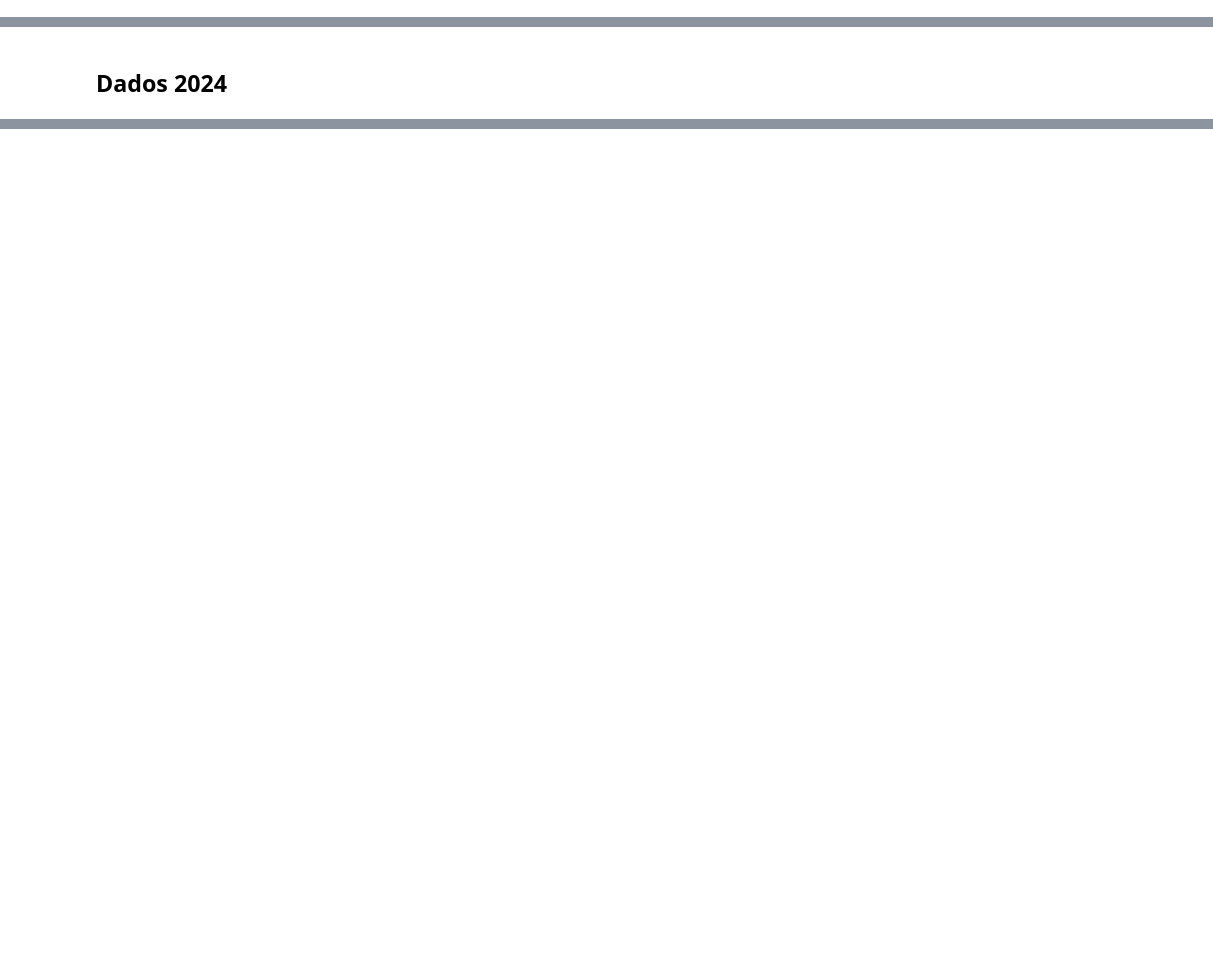
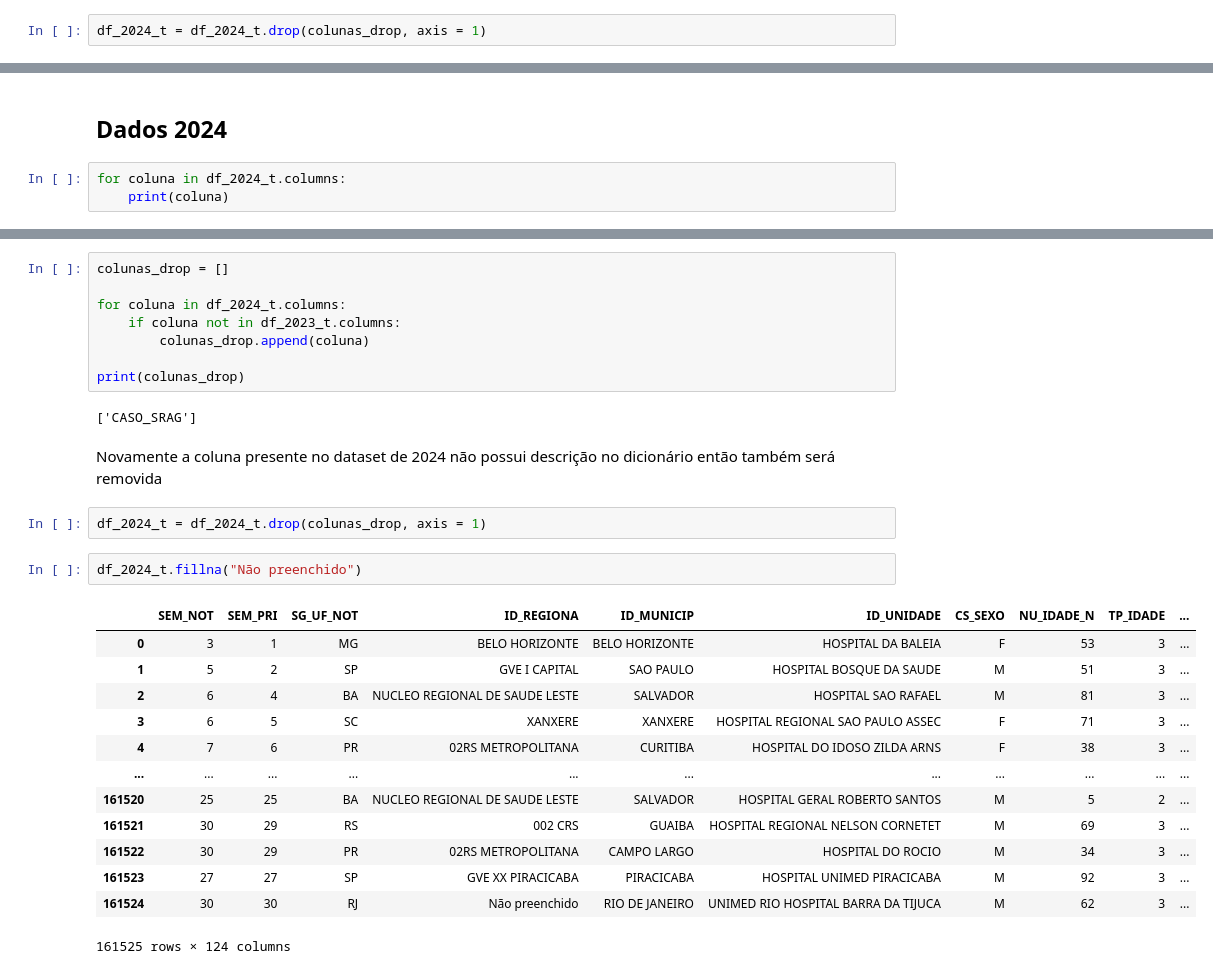
Before and after one commit to Lpins01/Projeto-Analise-de-Dados-SRAG-2021---2024-, a Jupyter notebook: notebook.ipynb, the cells around one changed output, grey strips where cells are left out. Cells and saved outputs as stored; diff of their text form; blank space fills up the shorter version.

```diff
--- a/notebook.ipynb
+++ b/notebook.ipynb
@@ -183,0 +221,2 @@ df_2022_t.fillna("Não preenchido")
+# %%
+df_2024_t = df_2024_t.drop(colunas_drop, axis = 1)
@@ -184,2 +239,5 @@ df_2022_t.fillna("Não preenchido")
 # %% [markdown]
 ## Dados 2024
+# %%
+for coluna in df_2024_t.columns:
+    print(coluna)
@@ -185,0 +262,30 @@ df_2022_t.fillna("Não preenchido")
+# %%
+colunas_drop = []
+
+for coluna in df_2024_t.columns:
+    if coluna not in df_2023_t.columns:
+        colunas_drop.append(coluna)
+
+print(colunas_drop)
+# %% [output]
+['CASO_SRAG']
+# %% [markdown]
+Novamente a coluna presente no dataset de 2024 não possui descrição no dicionário então também será removida
+# %%
+df_2024_t = df_2024_t.drop(colunas_drop, axis = 1)
+# %%
+df_2024_t.fillna("Não preenchido")
+# %% [output]
+|  | SEM_NOT | SEM_PRI | SG_UF_NOT | ID_REGIONA | ID_MUNICIP | ID_UNIDADE | CS_SEXO | NU_IDADE_N | TP_IDADE | ... |
+| 0 | 3 | 1 | MG | BELO HORIZONTE | BELO HORIZONTE | HOSPITAL DA BALEIA | F | 53 | 3 | ... |
+| 1 | 5 | 2 | SP | GVE I CAPITAL | SAO PAULO | HOSPITAL BOSQUE DA SAUDE | M | 51 | 3 | ... |
+| 2 | 6 | 4 | BA | NUCLEO REGIONAL DE SAUDE LESTE | SALVADOR | HOSPITAL SAO RAFAEL | M | 81 | 3 | ... |
+| 3 | 6 | 5 | SC | XANXERE | XANXERE | HOSPITAL REGIONAL SAO PAULO ASSEC | F | 71 | 3 | ... |
+| 4 | 7 | 6 | PR | 02RS METROPOLITANA | CURITIBA | HOSPITAL DO IDOSO ZILDA ARNS | F | 38 | 3 | ... |
+| ... | ... | ... | ... | ... | ... | ... | ... | ... | ... | ... |
+| 161520 | 25 | 25 | BA | NUCLEO REGIONAL DE SAUDE LESTE | SALVADOR | HOSPITAL GERAL ROBERTO SANTOS | M | 5 | 2 | ... |
+| 161521 | 30 | 29 | RS | 002 CRS | GUAIBA | HOSPITAL REGIONAL NELSON CORNETET | M | 69 | 3 | ... |
+| 161522 | 30 | 29 | PR | 02RS METROPOLITANA | CAMPO LARGO | HOSPITAL DO ROCIO | M | 34 | 3 | ... |
+| 161523 | 27 | 27 | SP | GVE XX PIRACICABA | PIRACICABA | HOSPITAL UNIMED PIRACICABA | M | 92 | 3 | ... |
+| 161524 | 30 | 30 | RJ | Não preenchido | RIO DE JANEIRO | UNIMED RIO HOSPITAL BARRA DA TIJUCA | M | 62 | 3 | ... |
+161525 rows × 124 columns
```
Also changed, not shown: parts of 8 cells of this notebook, 1 other file.
